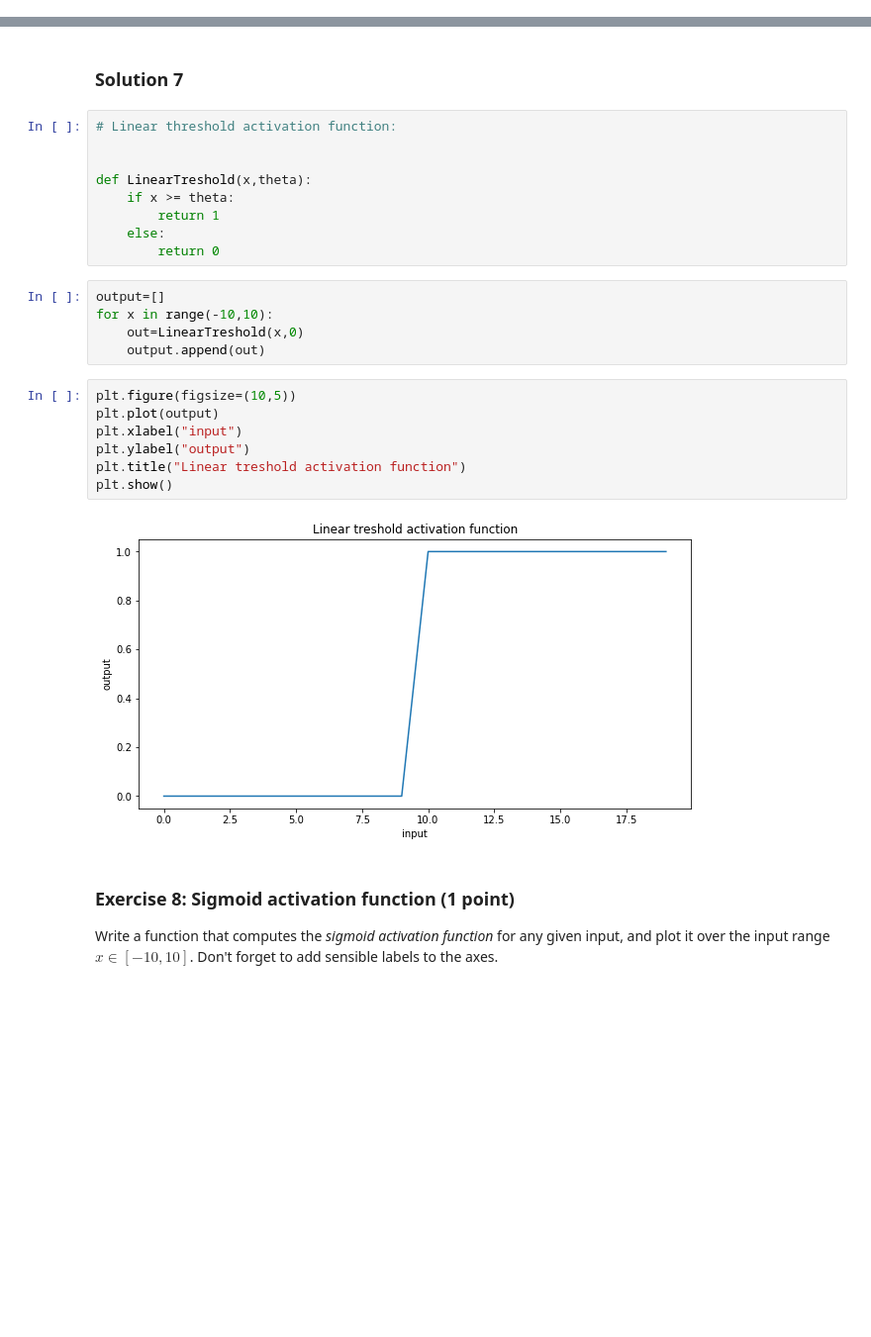
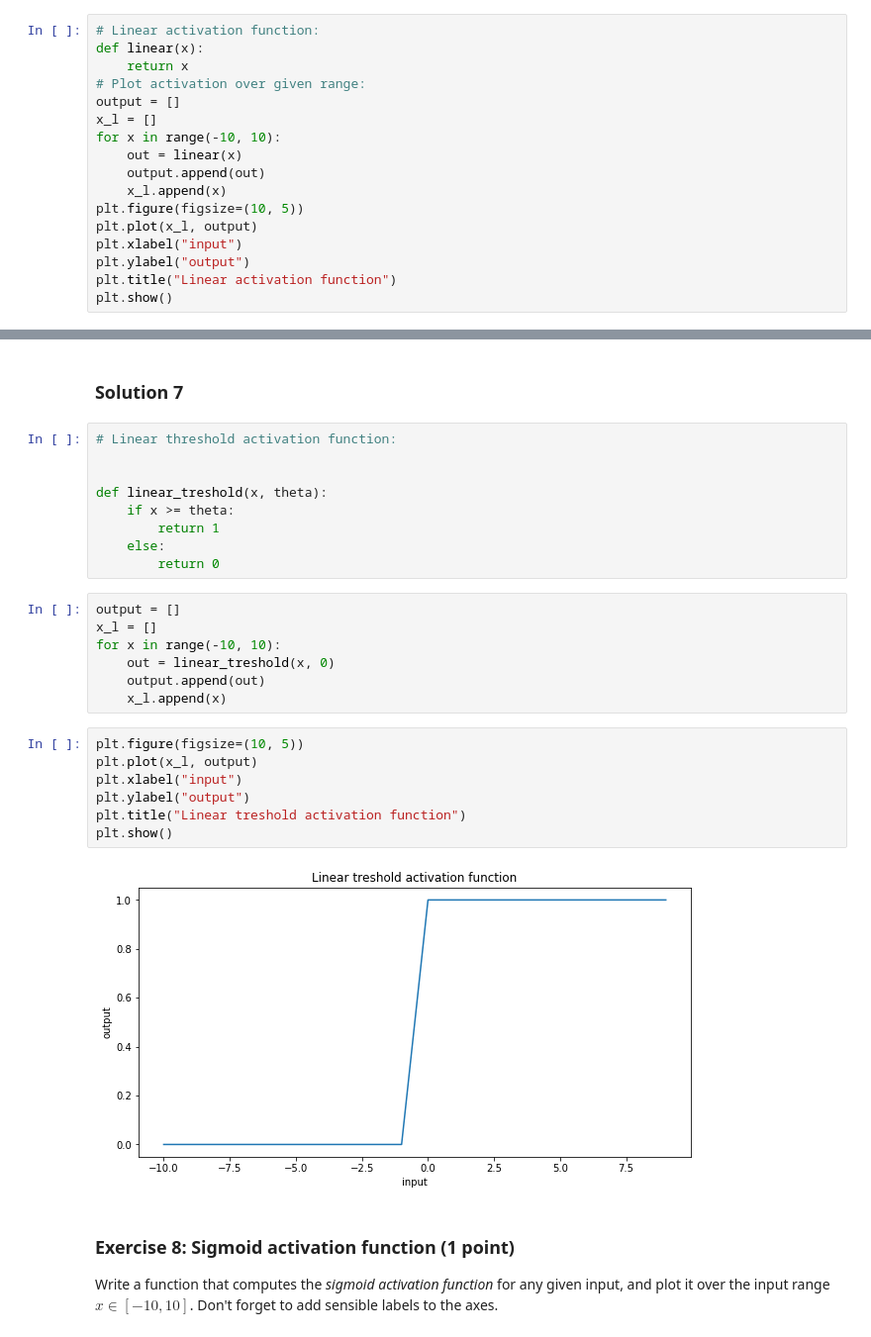
Before and after one commit to njittam/neural-networks-asignments, a Jupyter notebook: Chapter_01_introduction.ipynb, the cells around one changed output, grey strips where cells are left out. Shown at 99% size. Saved outputs shown, nothing was run; the diff lists cells and outputs as text; blank space fills up the shorter version.

```diff
--- a/Chapter_01_introduction.ipynb
+++ b/Chapter_01_introduction.ipynb
@@ -172,0 +166,17 @@ Write a function that computes the *linear activation function* (trivial identit
+# %%
+# Linear activation function:
+def linear(x):
+    return x
+# Plot activation over given range:
+output = []
+x_l = []
+for x in range(-10, 10):
+    out = linear(x)
+    output.append(out)
+    x_l.append(x)
+plt.figure(figsize=(10, 5))
+plt.plot(x_l, output)
+plt.xlabel("input")
+plt.ylabel("output")
+plt.title("Linear activation function")
+plt.show()
@@ -179,25 +191,27 @@ Write a function that computes the *linear threshold activation function* (also
 # Linear threshold activation function:
 
 
-def LinearTreshold(x,theta):
+def linear_treshold(x, theta):
     if x >= theta:
         return 1
     else:
         return 0
 # %%
-output=[]
-for x in range(-10,10):
-    out=LinearTreshold(x,0)
+output = []
+x_l = []
+for x in range(-10, 10):
+    out = linear_treshold(x, 0)
     output.append(out)
+    x_l.append(x)
 # %%
-plt.figure(figsize=(10,5))
-plt.plot(output)
+plt.figure(figsize=(10, 5))
+plt.plot(x_l, output)
 plt.xlabel("input")
 plt.ylabel("output")
 plt.title("Linear treshold activation function")
 plt.show()
 # %% [output]
-[figure, old version]
+[figure, new version]
 # %% [markdown]
 ### Exercise 8: Sigmoid activation function (1 point)
 Write a function that computes the *sigmoid activation function* for any given input, and plot it over the input range $x \in [-10,10]$. Don't forget to add sensible labels to the axes.
```
Also changed, not shown: parts of 15 cells of this notebook.
